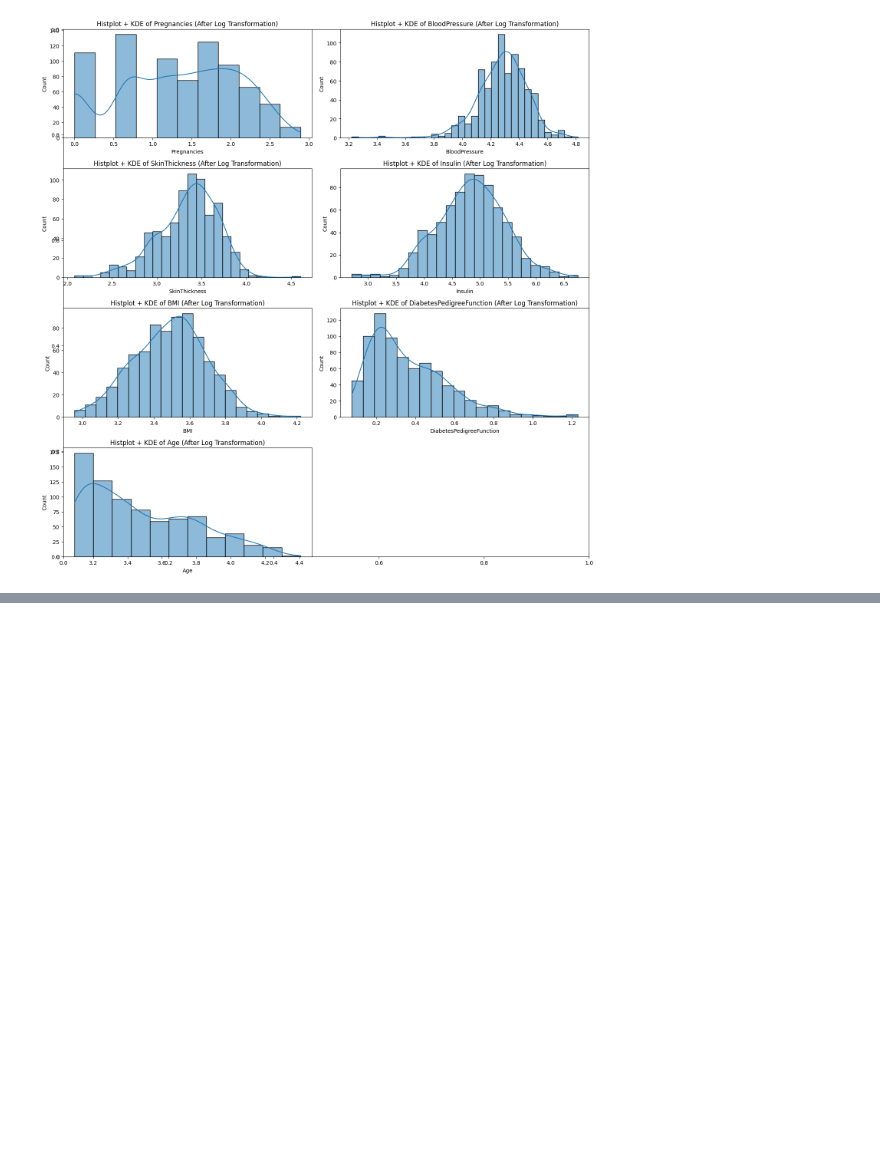
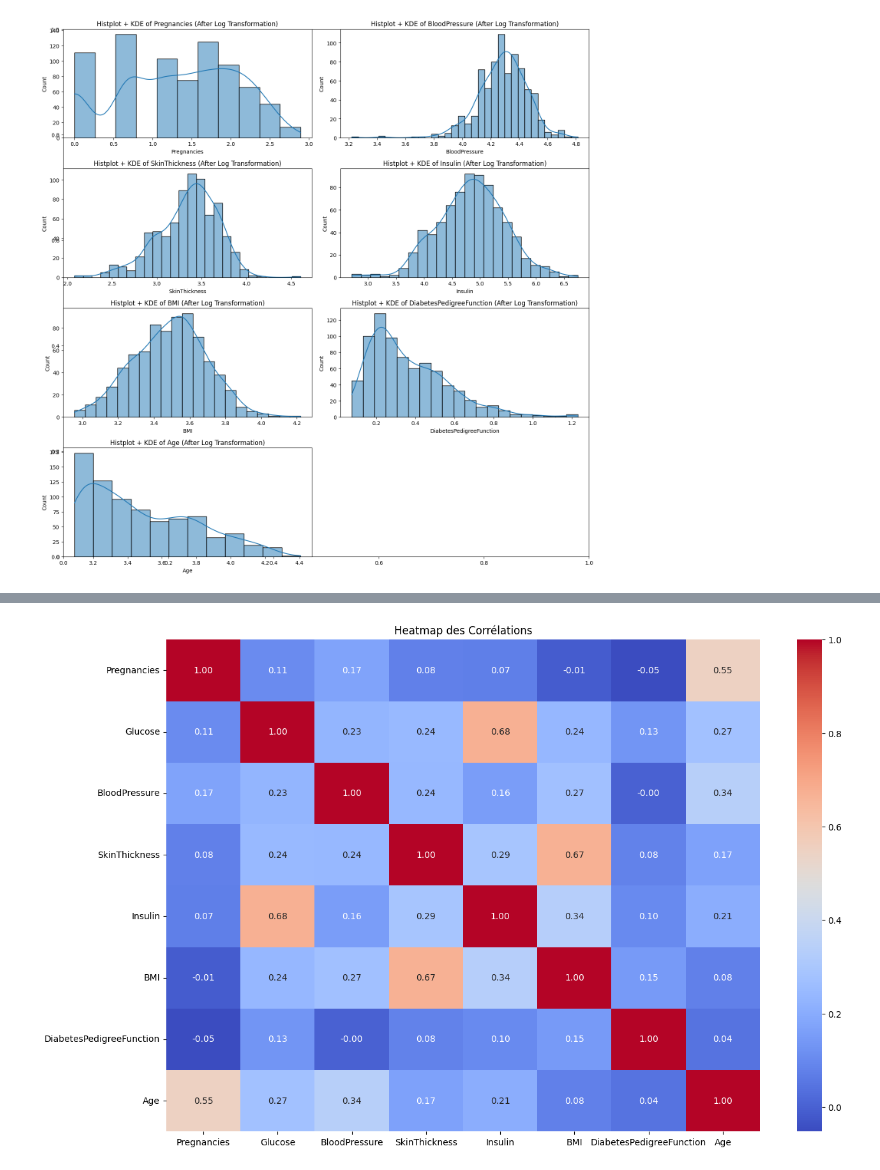
Before and after one commit to ABDELHAFIDAIT/DiabRisk, a Jupyter notebook: src/processing.ipynb, the cells around one changed output, grey strips where cells are left out. Drawn from its saved outputs; the diff is of its cells as text; code cells hidden in the pictures; blank space fills up the shorter version.

```diff
--- a/src/processing.ipynb
+++ b/src/processing.ipynb
@@ -209,0 +222,11 @@ plt.show()
+# %%
+data_copy = data[features]
+
+corr = data_copy.corr()
+
+plt.figure(figsize=(15,10))
+sns.heatmap(corr, annot=True, cmap="coolwarm", fmt=".2f")
+plt.title("Heatmap des Corrélations")
+plt.show()
+# %% [output]
+[figure, added]
```
Also changed, not shown: parts of 4 cells of this notebook.
